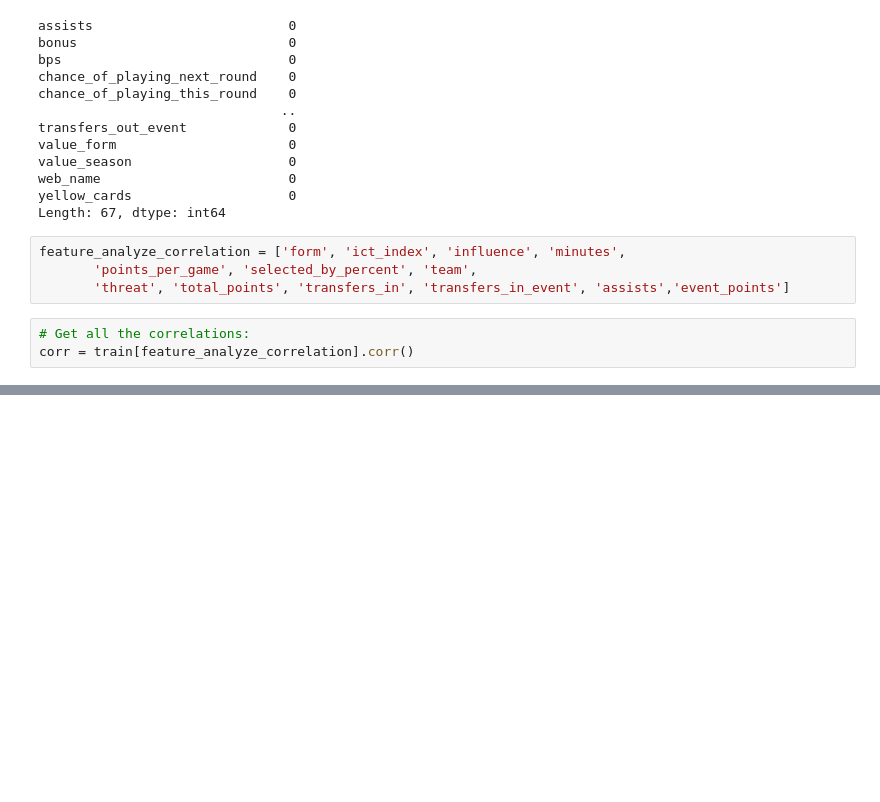
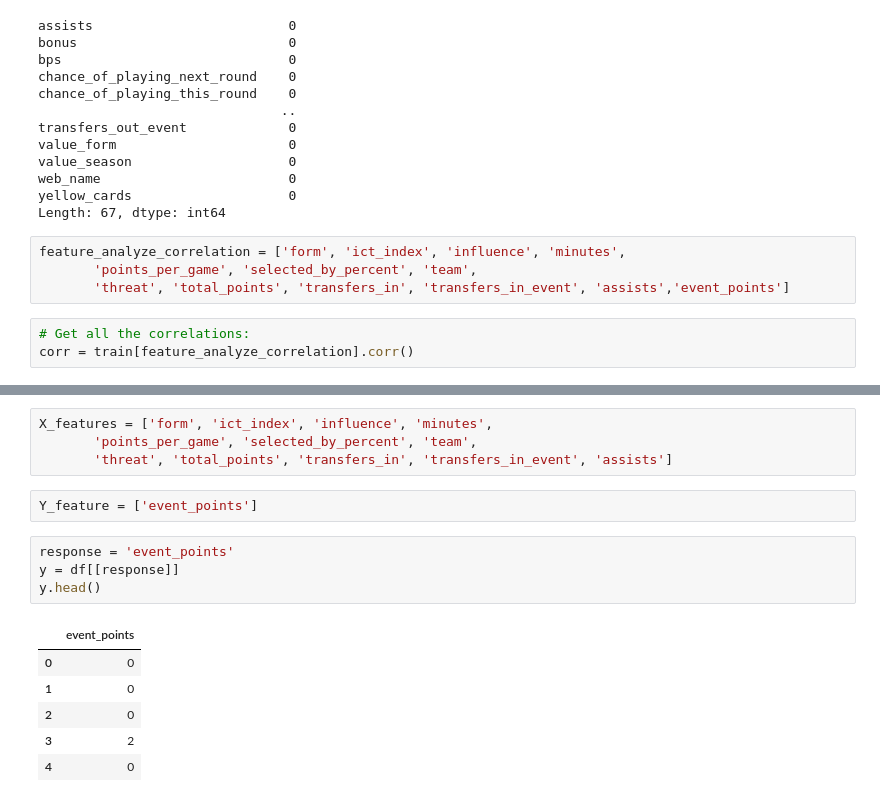
Before and after one commit to Tdavies92/AcademyPublic, a Jupyter notebook: FPL.ipynb, the cells around one changed output, grey strips where cells are left out. Drawn from its saved outputs; the diff is of its cells as text; blank space fills up the shorter version.

```diff
--- a/FPL.ipynb
+++ b/FPL.ipynb
@@ -138,0 +118,17 @@ sns.heatmap(corr, annot=True, mask = mask, cmap=cmap)
+# %%
+X_features = ['form', 'ict_index', 'influence', 'minutes',
+       'points_per_game', 'selected_by_percent', 'team',
+       'threat', 'total_points', 'transfers_in', 'transfers_in_event', 'assists']
+# %%
+Y_feature = ['event_points']
+# %%
+response = 'event_points'
+y = df[[response]]
+y.head()
+# %% [output]
+|  | event_points |
+| 0 | 0 |
+| 1 | 0 |
+| 2 | 0 |
+| 3 | 2 |
+| 4 | 0 |
```
Also changed, not shown: parts of 17 cells of this notebook.
